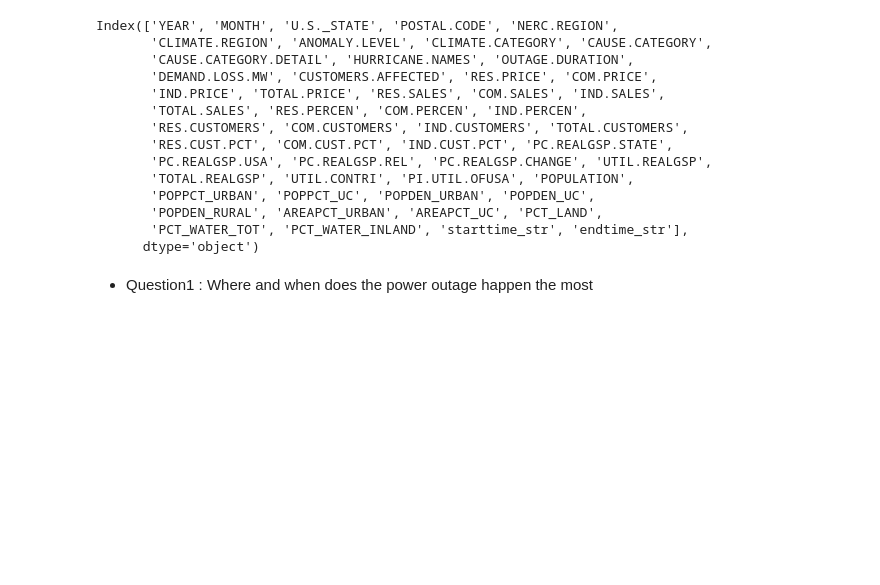
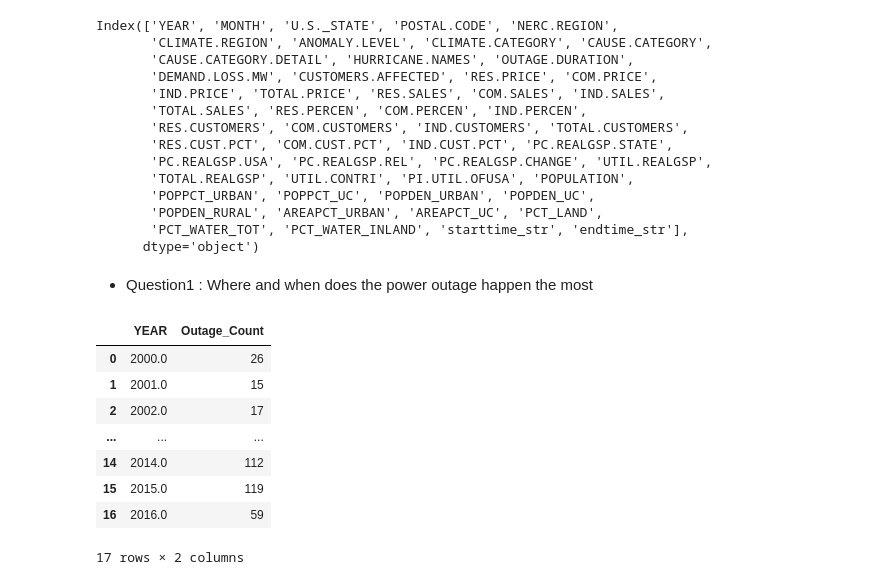
Before and after one commit to Serena-Chensr/power-outage-prediction, a Jupyter notebook: template.ipynb, the cells around one changed output. Cells and saved outputs as stored; diff of their text form; code cells hidden in the pictures; blank space fills up the shorter version.

```diff
--- a/template.ipynb
+++ b/template.ipynb
@@ -331,0 +330,14 @@ aaa
+# %%
+yearly_outages = outage.groupby(['YEAR']).size().reset_index(name='Outage_Count')
+yearly_outages = yearly_outages.sort_values(['YEAR'])
+yearly_outages
+# %% [output]
+|  | YEAR | Outage_Count |
+| 0 | 2000.0 | 26 |
+| 1 | 2001.0 | 15 |
+| 2 | 2002.0 | 17 |
+| ... | ... | ... |
+| 14 | 2014.0 | 112 |
+| 15 | 2015.0 | 119 |
+| 16 | 2016.0 | 59 |
+17 rows × 2 columns
```
Also changed, not shown: parts of 3 cells of this notebook, 1 other file.
